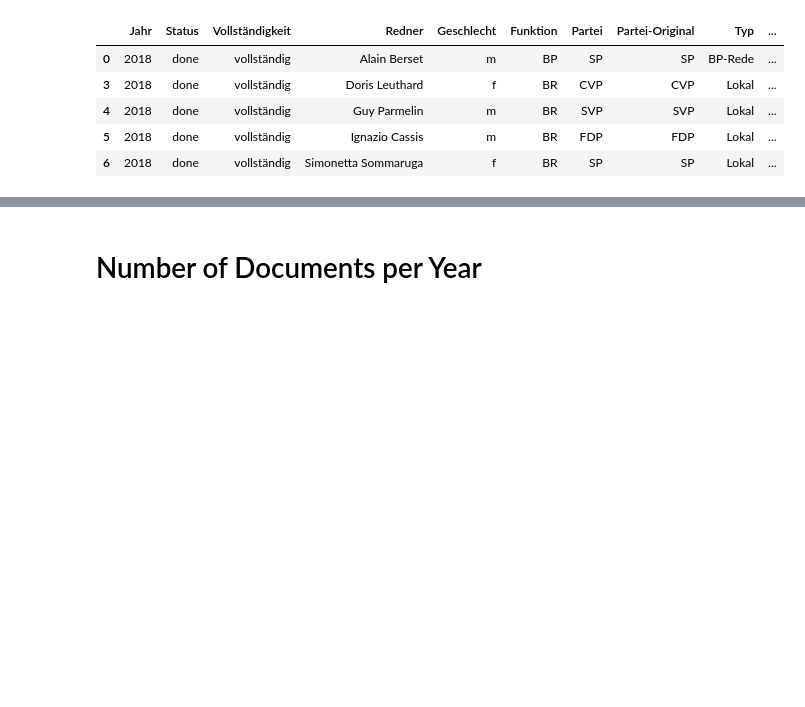
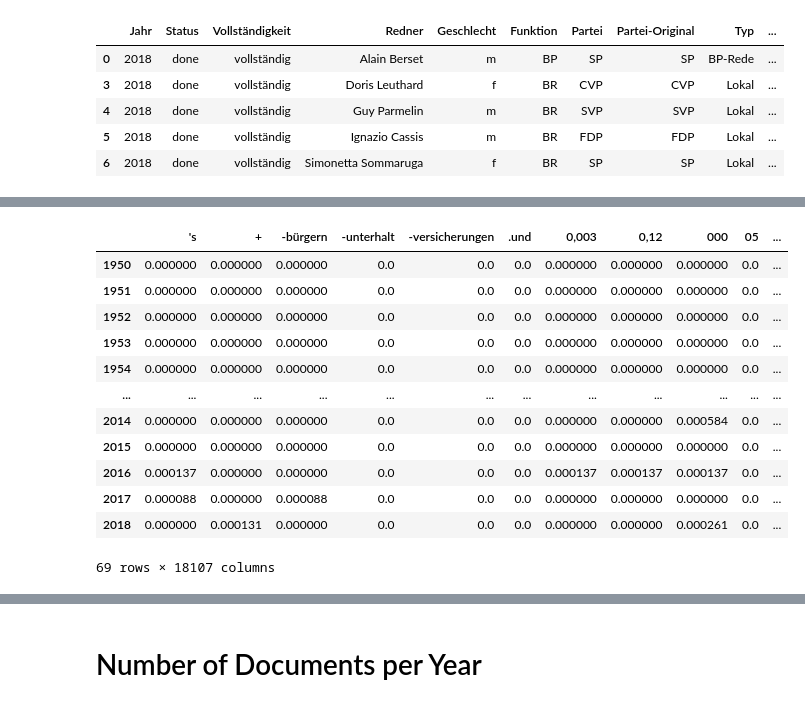
Before and after one commit to aflueckiger/KED2021, a Jupyter notebook: scripts/KED2020_10.ipynb, the cells around one changed output, grey strips where cells are left out. Drawn from its saved outputs; the diff is of its cells as text; code cells hidden in the pictures; blank space fills up the shorter version.

```diff
--- a/scripts/KED2020_10.ipynb
+++ b/scripts/KED2020_10.ipynb
@@ -376,37 +379,42 @@ texts = get_texts_from_csv(f_csv, text_column='Text')
 
 corpus_speeches = textacy.Corpus(de, data=texts)
 # %%
-# pretty complex syntax to stream speeches per group
-# define the kind of term information: lowercased, unigram, no stop words
+# define what groups are formed and what should be included as words
+# here, groups by year and words are lowercased (unigram, incl. stop words)
 tokenized_docs, groups = textacy.io.unzip(
         (doc._.to_terms_list(normalize='lower', ngrams=1, entities=False, as_strings=True, filter_stops=False),
          doc._.meta["Jahr"])
         for doc in corpus_speeches)
 
-# define type of freqency, here relative term frequency
+# define how to count
+# here relative term frequency
 vectorizer = textacy.vsm.GroupVectorizer(
         tf_type='linear', # absolute term frequency
         apply_dl=True, # normalized by document length
         dl_type="linear",
-        vocabulary_grps=range(1950, 2019)) # only years from 1950 to 2019
+        vocabulary_grps=range(1950, 2019)) # limit to years from 1950 to 2019
 
 # produce group-term-matrix with with frequency counts
 grp_term_matrix = vectorizer.fit_transform(tokenized_docs, groups)
 
 # create dataframe from matrix
 df_terms = pd.DataFrame.sparse.from_spmatrix(grp_term_matrix, index=vectorizer.grps_list, columns=vectorizer.terms_list)
 df_terms['year'] = df_terms.index.values
 
 # change shape of dataframe
-df_tidy = df_terms.melt(id_vars='year', var_name="term",
-        value_name="frequency")
-
-# filter the dataset for the following terms
-terms = ["volk", "schweiz", "nation"]
-df_terms = df_tidy[df_tidy['term'].isin(terms)]
-
-# plot the relative frequency for the terms above
-p = (ggplot(df_terms, aes(x='year', y='frequency', color='term'))
- + geom_point() # show individual points
- + stat_smooth(method='loess', span=0.2, se=False) # overlay points with a smoothed line
- + theme_classic()) # make the plot look nicer
+df_tidy = df_terms.melt(id_vars='year', var_name="term", value_name="frequency")
+df_terms
+# %% [output]
+|  | 's | + | -bürgern | -unterhalt | -versicherungen | .und | 0,003 | 0,12 | 000 | 05 | ... |
+| 1950 | 0.000000 | 0.000000 | 0.000000 | 0.0 | 0.0 | 0.0 | 0.000000 | 0.000000 | 0.000000 | 0.0 | ... |
+| 1951 | 0.000000 | 0.000000 | 0.000000 | 0.0 | 0.0 | 0.0 | 0.000000 | 0.000000 | 0.000000 | 0.0 | ... |
+| 1952 | 0.000000 | 0.000000 | 0.000000 | 0.0 | 0.0 | 0.0 | 0.000000 | 0.000000 | 0.000000 | 0.0 | ... |
+| 1953 | 0.000000 | 0.000000 | 0.000000 | 0.0 | 0.0 | 0.0 | 0.000000 | 0.000000 | 0.000000 | 0.0 | ... |
+| 1954 | 0.000000 | 0.000000 | 0.000000 | 0.0 | 0.0 | 0.0 | 0.000000 | 0.000000 | 0.000000 | 0.0 | ... |
+| ... | ... | ... | ... | ... | ... | ... | ... | ... | ... | ... | ... |
+| 2014 | 0.000000 | 0.000000 | 0.000000 | 0.0 | 0.0 | 0.0 | 0.000000 | 0.000000 | 0.000584 | 0.0 | ... |
+| 2015 | 0.000000 | 0.000000 | 0.000000 | 0.0 | 0.0 | 0.0 | 0.000000 | 0.000000 | 0.000000 | 0.0 | ... |
+| 2016 | 0.000137 | 0.000000 | 0.000000 | 0.0 | 0.0 | 0.0 | 0.000137 | 0.000137 | 0.000137 | 0.0 | ... |
+| 2017 | 0.000088 | 0.000000 | 0.000088 | 0.0 | 0.0 | 0.0 | 0.000000 | 0.000000 | 0.000000 | 0.0 | ... |
+| 2018 | 0.000000 | 0.000131 | 0.000000 | 0.0 | 0.0 | 0.0 | 0.000000 | 0.000000 | 0.000261 | 0.0 | ... |
+69 rows × 18107 columns
```
Also changed, not shown: parts of 12 cells of this notebook, 6 other files.
